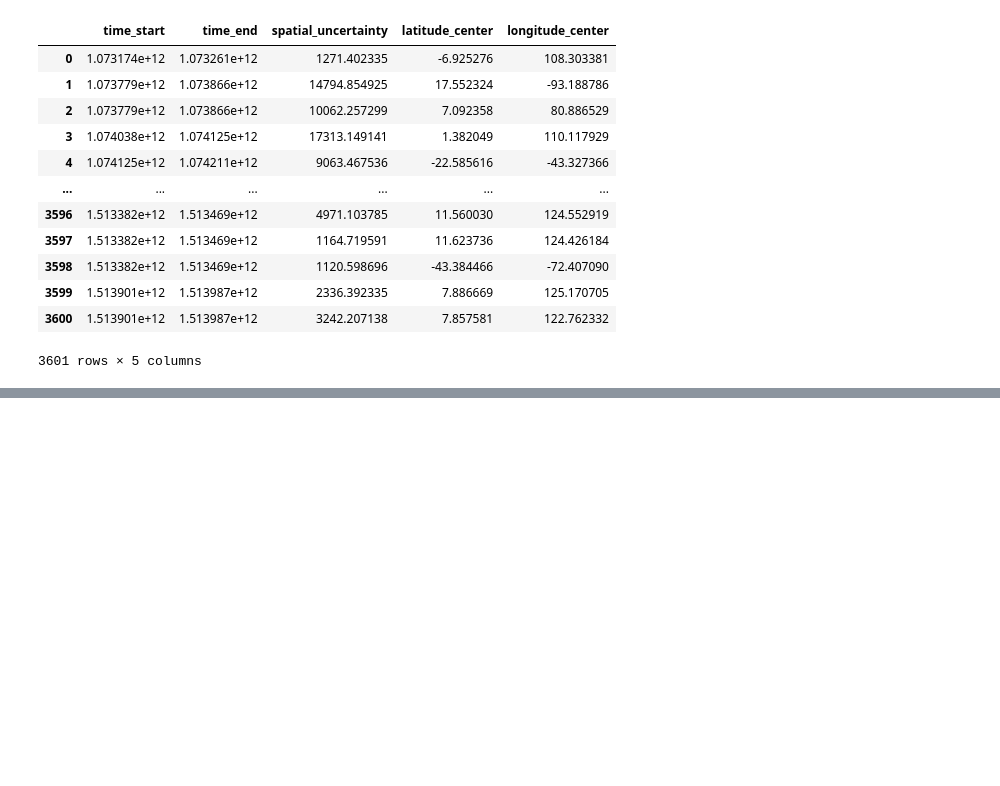
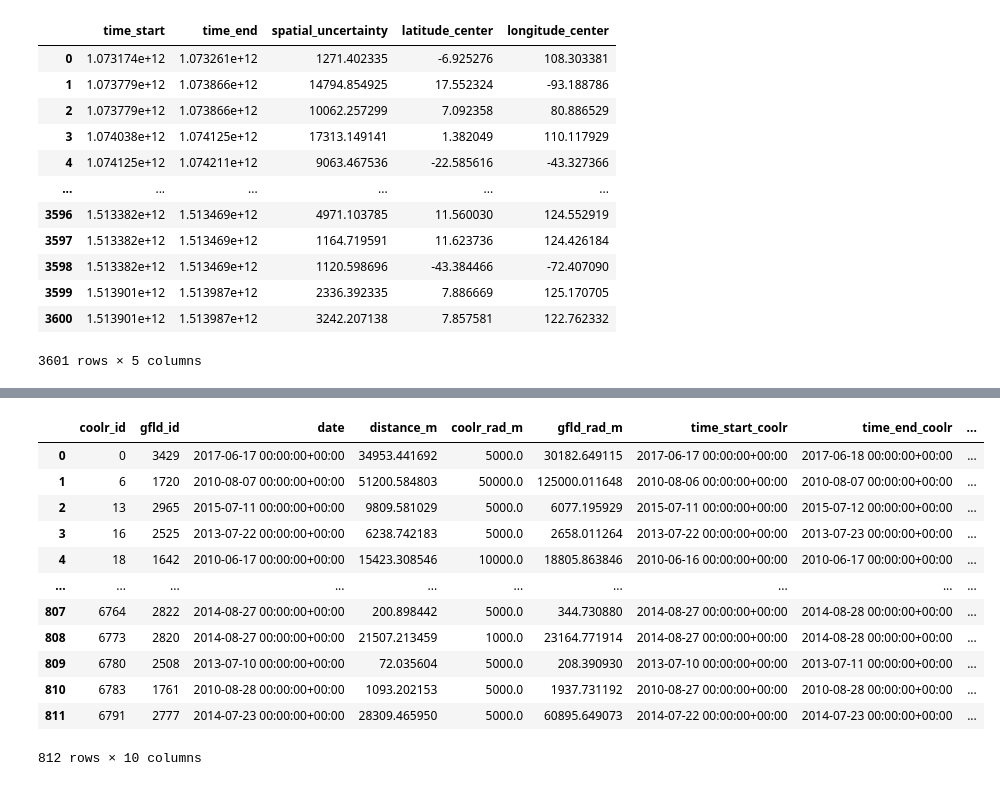
Before and after one commit to shyagehike/atlas-v2, a Jupyter notebook: features.ipynb, the cells around one changed output, grey strips where cells are left out. Drawn from its saved outputs; the diff is of its cells as text; code cells hidden in the pictures; blank space fills up the shorter version.

```diff
--- a/features.ipynb
+++ b/features.ipynb
@@ -94,2 +90,18 @@ positives
+# %%
+dropped
+# %% [output]
+|  | coolr_id | gfld_id | date | distance_m | coolr_rad_m | gfld_rad_m | time_start_coolr | time_end_coolr | ... |
+| 0 | 0 | 3429 | 2017-06-17 00:00:00+00:00 | 34953.441692 | 5000.0 | 30182.649115 | 2017-06-17 00:00:00+00:00 | 2017-06-18 00:00:00+00:00 | ... |
+| 1 | 6 | 1720 | 2010-08-07 00:00:00+00:00 | 51200.584803 | 50000.0 | 125000.011648 | 2010-08-06 00:00:00+00:00 | 2010-08-07 00:00:00+00:00 | ... |
+| 2 | 13 | 2965 | 2015-07-11 00:00:00+00:00 | 9809.581029 | 5000.0 | 6077.195929 | 2015-07-11 00:00:00+00:00 | 2015-07-12 00:00:00+00:00 | ... |
+| 3 | 16 | 2525 | 2013-07-22 00:00:00+00:00 | 6238.742183 | 5000.0 | 2658.011264 | 2013-07-22 00:00:00+00:00 | 2013-07-23 00:00:00+00:00 | ... |
+| 4 | 18 | 1642 | 2010-06-17 00:00:00+00:00 | 15423.308546 | 10000.0 | 18805.863846 | 2010-06-16 00:00:00+00:00 | 2010-06-17 00:00:00+00:00 | ... |
+| ... | ... | ... | ... | ... | ... | ... | ... | ... | ... |
+| 807 | 6764 | 2822 | 2014-08-27 00:00:00+00:00 | 200.898442 | 5000.0 | 344.730880 | 2014-08-27 00:00:00+00:00 | 2014-08-28 00:00:00+00:00 | ... |
+| 808 | 6773 | 2820 | 2014-08-27 00:00:00+00:00 | 21507.213459 | 1000.0 | 23164.771914 | 2014-08-27 00:00:00+00:00 | 2014-08-28 00:00:00+00:00 | ... |
+| 809 | 6780 | 2508 | 2013-07-10 00:00:00+00:00 | 72.035604 | 5000.0 | 208.390930 | 2013-07-10 00:00:00+00:00 | 2013-07-11 00:00:00+00:00 | ... |
+| 810 | 6783 | 1761 | 2010-08-28 00:00:00+00:00 | 1093.202153 | 5000.0 | 1937.731192 | 2010-08-27 00:00:00+00:00 | 2010-08-28 00:00:00+00:00 | ... |
+| 811 | 6791 | 2777 | 2014-07-23 00:00:00+00:00 | 28309.465950 | 5000.0 | 60895.649073 | 2014-07-22 00:00:00+00:00 | 2014-07-23 00:00:00+00:00 | ... |
+812 rows × 10 columns
 # %%
 # thanks for your time
```
Also changed, not shown: parts of 4 cells of this notebook, 5 other files.
